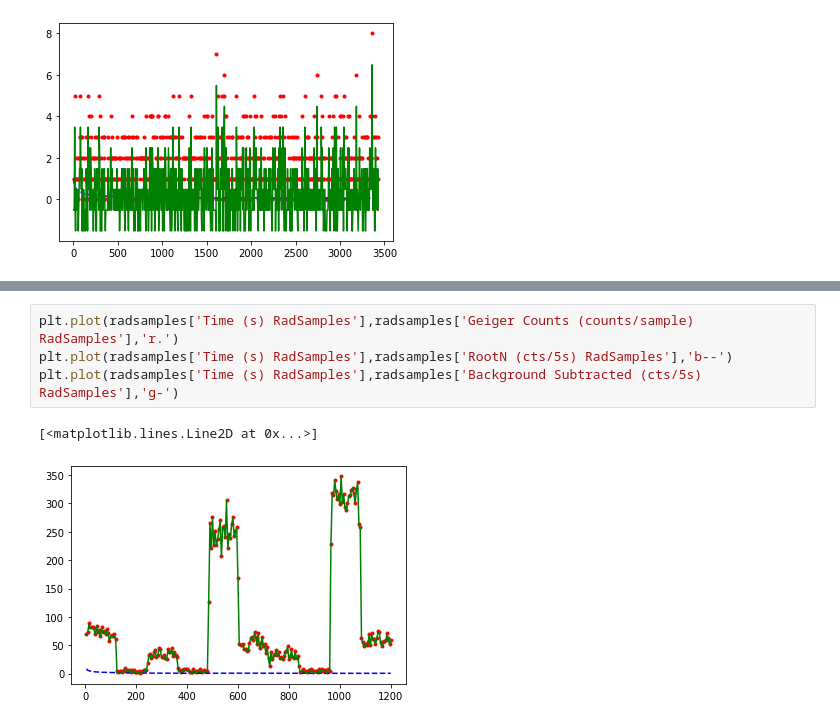
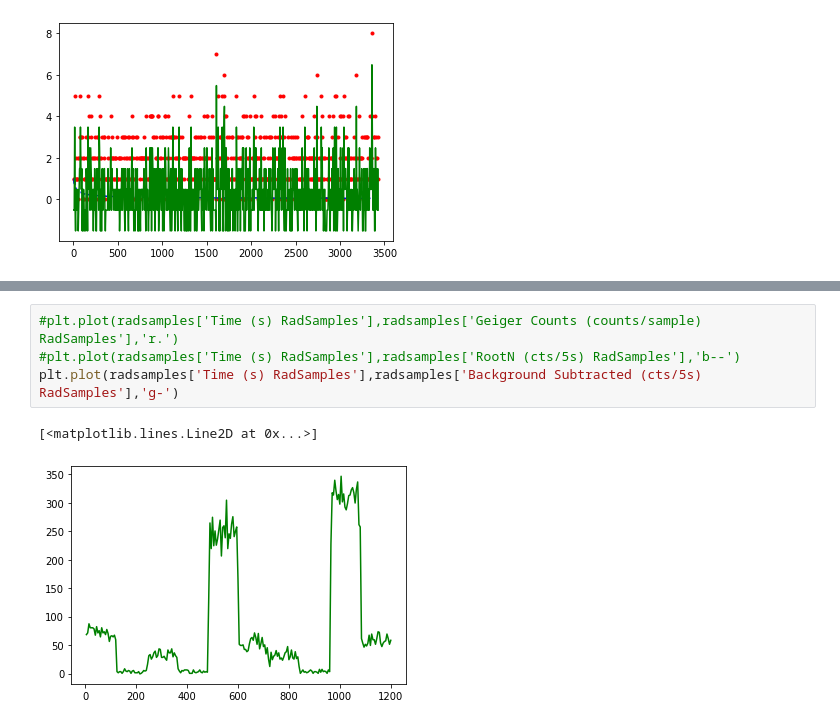
Before and after one commit to nmack21/PhysicsLabs, a Jupyter notebook: PHYS201/RadioactivityLab.ipynb, the cells around one changed output, grey strips where cells are left out. Saved outputs shown, nothing was run; the diff lists cells and outputs as text.

```diff
--- a/PHYS201/RadioactivityLab.ipynb
+++ b/PHYS201/RadioactivityLab.ipynb
@@ -174,7 +174,7 @@ plt.plot(radium['Time (s) Radium'],radium['Background Subtracted (cts/5s) Radium
 # %%
-plt.plot(radsamples['Time (s) RadSamples'],radsamples['Geiger Counts (counts/sample) RadSamples'],'r.')
-plt.plot(radsamples['Time (s) RadSamples'],radsamples['RootN (cts/5s) RadSamples'],'b--')
+#plt.plot(radsamples['Time (s) RadSamples'],radsamples['Geiger Counts (counts/sample) RadSamples'],'r.')
+#plt.plot(radsamples['Time (s) RadSamples'],radsamples['RootN (cts/5s) RadSamples'],'b--')
 plt.plot(radsamples['Time (s) RadSamples'],radsamples['Background Subtracted (cts/5s) RadSamples'],'g-')
 # %% [output]
 [<matplotlib.lines.Line2D at 0x...>]
-[figure, old version]
+[figure, new version]
```
Also changed, not shown: parts of 3 cells of this notebook.
